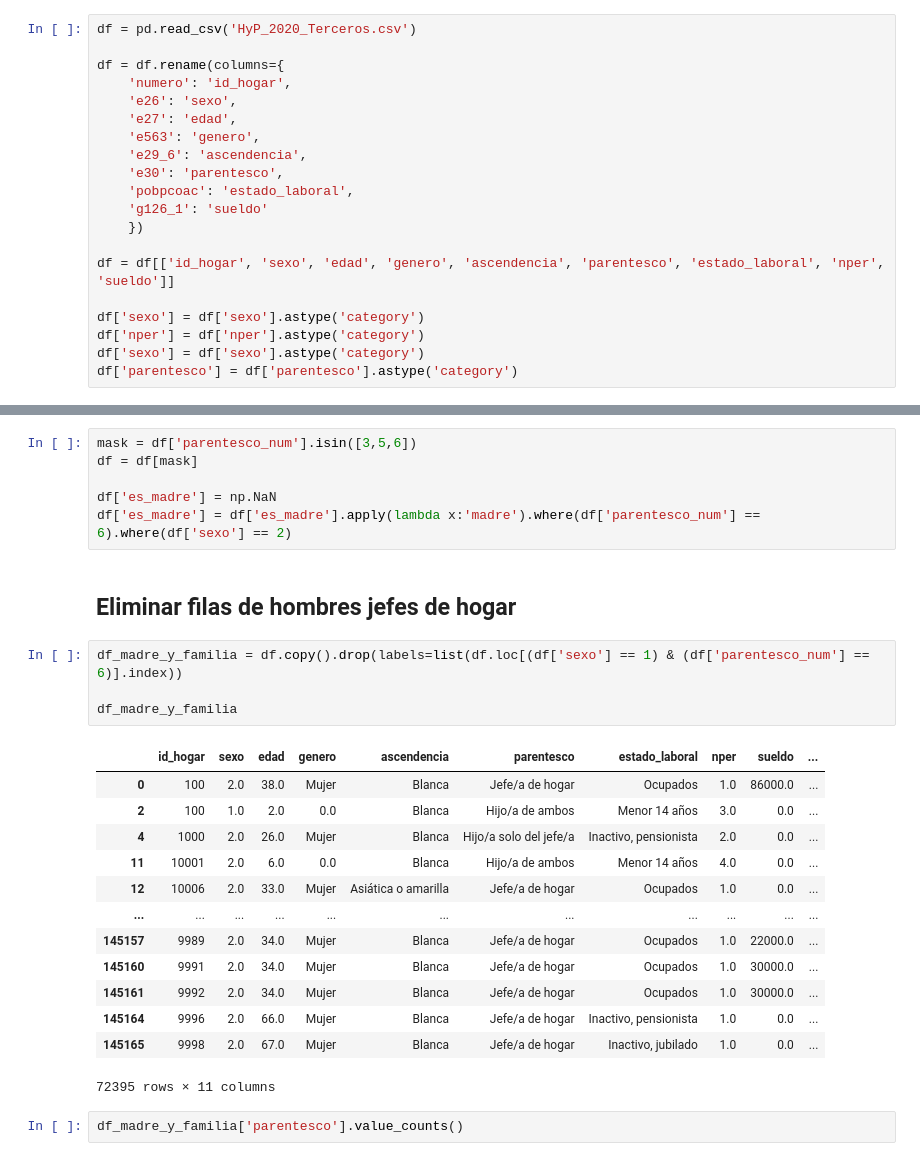
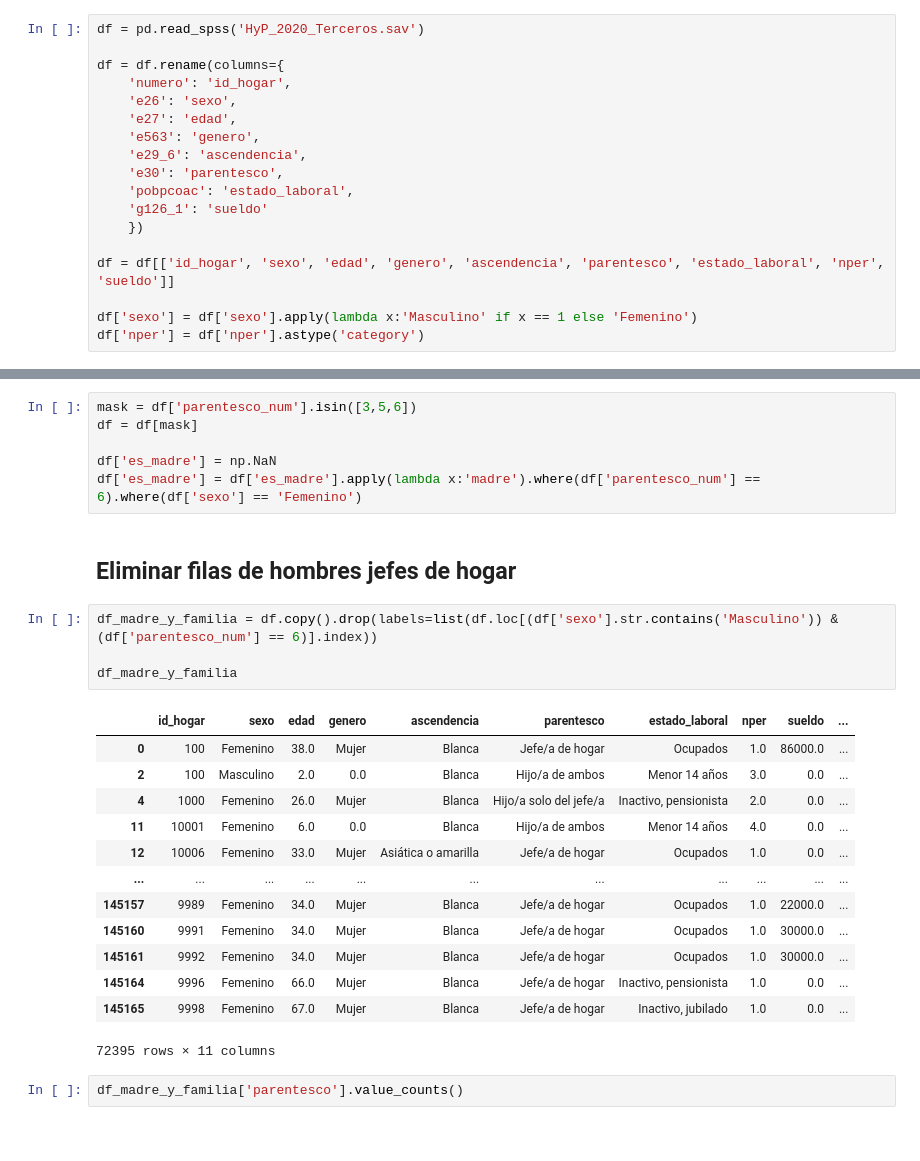
Before and after one commit to anicolon/coder_proyecto, a Jupyter notebook: hyp_2020/hyp_2020.ipynb, the cells around one changed output, grey strips where cells are left out. Drawn from its saved outputs; the diff is of its cells as text.

```diff
--- a/hyp_2020/hyp_2020.ipynb
+++ b/hyp_2020/hyp_2020.ipynb
@@ -9,7 +9,7 @@ import matplotlib.pyplot as plt
 import seaborn as sns
 sns.set()
 # %%
-df = pd.read_csv('HyP_2020_Terceros.csv')
+df = pd.read_spss('HyP_2020_Terceros.sav')
 
 df = df.rename(columns={
     'numero': 'id_hogar',
@@ -24,10 +24,8 @@ df = df.rename(columns={
 
 df = df[['id_hogar', 'sexo', 'edad', 'genero', 'ascendencia', 'parentesco', 'estado_laboral', 'nper', 'sueldo']]
 
-df['sexo'] = df['sexo'].astype('category')
+df['sexo'] = df['sexo'].apply(lambda x:'Masculino' if x == 1 else 'Femenino')
 df['nper'] = df['nper'].astype('category')
-df['sexo'] = df['sexo'].astype('category')
-df['parentesco'] = df['parentesco'].astype('category')
 # %%
 df.sample(5)
 # %% [output]
@@ -195,26 +186,26 @@ mask = df['parentesco_num'].isin([3,5,6])
 df = df[mask]
 
 df['es_madre'] = np.NaN
-df['es_madre'] = df['es_madre'].apply(lambda x:'madre').where(df['parentesco_num'] == 6).where(df['sexo'] == 2)
+df['es_madre'] = df['es_madre'].apply(lambda x:'madre').where(df['parentesco_num'] == 6).where(df['sexo'] == 'Femenino')
 # %% [markdown]
 ## Eliminar filas de hombres jefes de hogar
 # %%
-df_madre_y_familia = df.copy().drop(labels=list(df.loc[(df['sexo'] == 1) & (df['parentesco_num'] == 6)].index))
+df_madre_y_familia = df.copy().drop(labels=list(df.loc[(df['sexo'].str.contains('Masculino')) & (df['parentesco_num'] == 6)].index))
 
 df_madre_y_familia
 # %% [output]
 |  | id_hogar | sexo | edad | genero | ascendencia | parentesco | estado_laboral | nper | sueldo | ... |
-| 0 | 100 | 2.0 | 38.0 | Mujer | Blanca | Jefe/a de hogar | Ocupados | 1.0 | 86000.0 | ... |
-| 2 | 100 | 1.0 | 2.0 | 0.0 | Blanca | Hijo/a de ambos | Menor 14 años | 3.0 | 0.0 | ... |
-| 4 | 1000 | 2.0 | 26.0 | Mujer | Blanca | Hijo/a solo del jefe/a | Inactivo, pensionista | 2.0 | 0.0 | ... |
-| 11 | 10001 | 2.0 | 6.0 | 0.0 | Blanca | Hijo/a de ambos | Menor 14 años | 4.0 | 0.0 | ... |
-| 12 | 10006 | 2.0 | 33.0 | Mujer | Asiática o amarilla | Jefe/a de hogar | Ocupados | 1.0 | 0.0 | ... |
+| 0 | 100 | Femenino | 38.0 | Mujer | Blanca | Jefe/a de hogar | Ocupados | 1.0 | 86000.0 | ... |
+| 2 | 100 | Masculino | 2.0 | 0.0 | Blanca | Hijo/a de ambos | Menor 14 años | 3.0 | 0.0 | ... |
+| 4 | 1000 | Femenino | 26.0 | Mujer | Blanca | Hijo/a solo del jefe/a | Inactivo, pensionista | 2.0 | 0.0 | ... |
+| 11 | 10001 | Femenino | 6.0 | 0.0 | Blanca | Hijo/a de ambos | Menor 14 años | 4.0 | 0.0 | ... |
+| 12 | 10006 | Femenino | 33.0 | Mujer | Asiática o amarilla | Jefe/a de hogar | Ocupados | 1.0 | 0.0 | ... |
 | ... | ... | ... | ... | ... | ... | ... | ... | ... | ... | ... |
-| 145157 | 9989 | 2.0 | 34.0 | Mujer | Blanca | Jefe/a de hogar | Ocupados | 1.0 | 22000.0 | ... |
-| 145160 | 9991 | 2.0 | 34.0 | Mujer | Blanca | Jefe/a de hogar | Ocupados | 1.0 | 30000.0 | ... |
-| 145161 | 9992 | 2.0 | 34.0 | Mujer | Blanca | Jefe/a de hogar | Ocupados | 1.0 | 30000.0 | ... |
-| 145164 | 9996 | 2.0 | 66.0 | Mujer | Blanca | Jefe/a de hogar | Inactivo, pensionista | 1.0 | 0.0 | ... |
-| 145165 | 9998 | 2.0 | 67.0 | Mujer | Blanca | Jefe/a de hogar | Inactivo, jubilado | 1.0 | 0.0 | ... |
+| 145157 | 9989 | Femenino | 34.0 | Mujer | Blanca | Jefe/a de hogar | Ocupados | 1.0 | 22000.0 | ... |
+| 145160 | 9991 | Femenino | 34.0 | Mujer | Blanca | Jefe/a de hogar | Ocupados | 1.0 | 30000.0 | ... |
+| 145161 | 9992 | Femenino | 34.0 | Mujer | Blanca | Jefe/a de hogar | Ocupados | 1.0 | 30000.0 | ... |
+| 145164 | 9996 | Femenino | 66.0 | Mujer | Blanca | Jefe/a de hogar | Inactivo, pensionista | 1.0 | 0.0 | ... |
+| 145165 | 9998 | Femenino | 67.0 | Mujer | Blanca | Jefe/a de hogar | Inactivo, jubilado | 1.0 | 0.0 | ... |
 72395 rows × 11 columns
 # %%
 df_madre_y_familia['parentesco'].value_counts()
```
Also changed, not shown: parts of 9 cells of this notebook, 1 other file.
